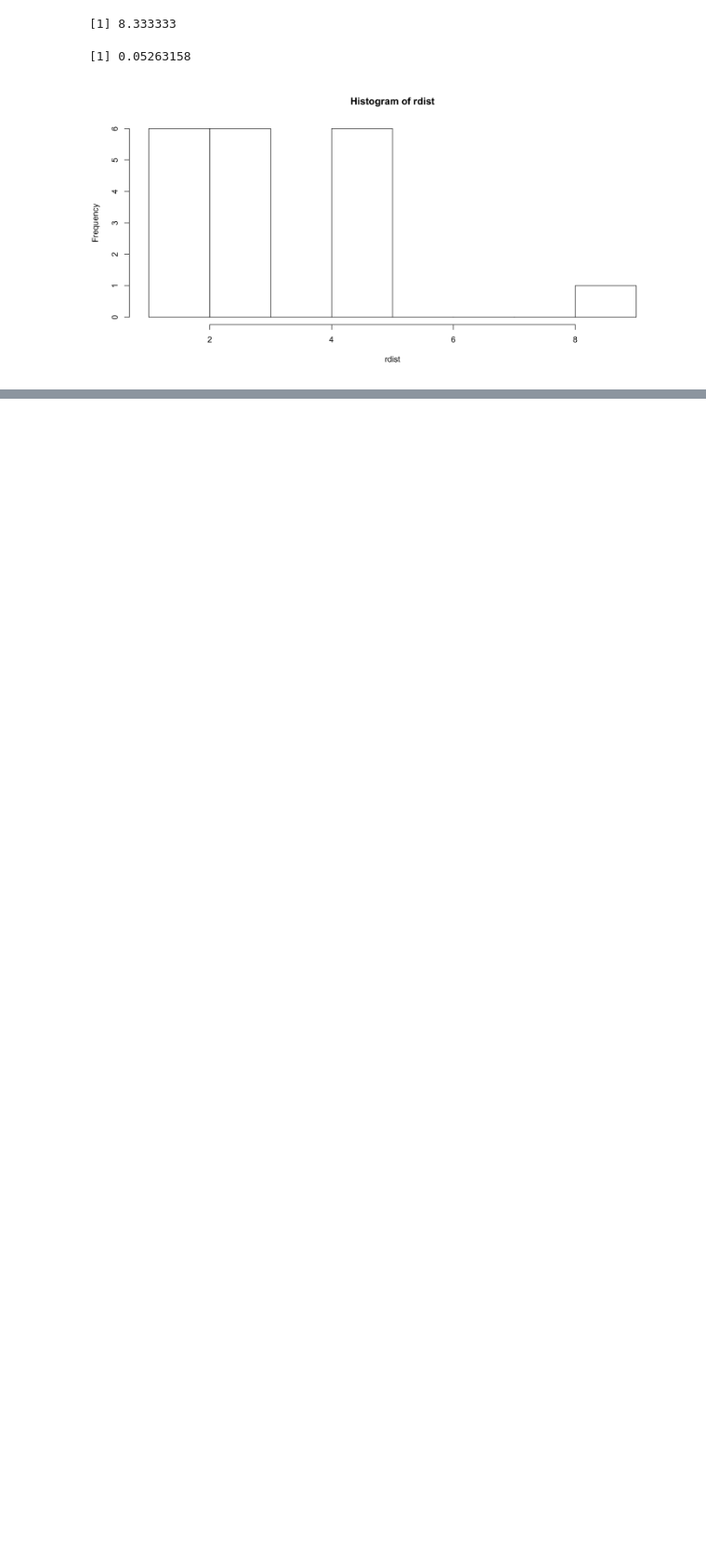
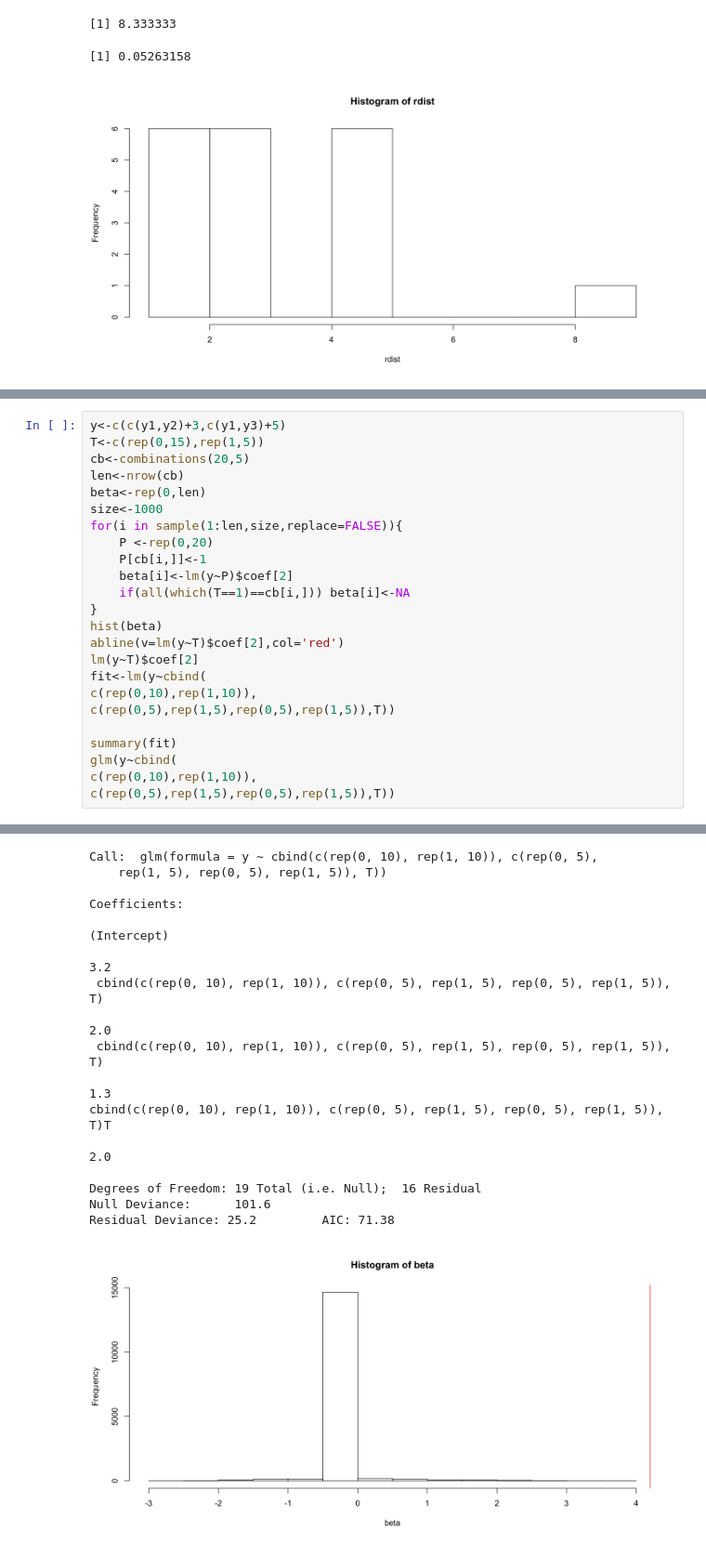
Before and after one commit to Yimdh/progress, a Jupyter notebook: stat/causalInference/[paper]usingCausalInference_Uber/02_Difference-in-difference.ipynb, the cells around one changed output, grey strips where cells are left out. Shown at 93% size. Drawn from its saved outputs; the diff is of its cells as text; blank space fills up the shorter version.

```diff
--- a/stat/causalInference/[paper]usingCausalInference_Uber/02_Difference-in-difference.ipynb
+++ b/stat/causalInference/[paper]usingCausalInference_Uber/02_Difference-in-difference.ipynb
@@ -73,0 +168,25 @@ mean(rdist>=T_stat,na.rm=TRUE)
+# %%
+y<-c(c(y1,y2)+3,c(y1,y3)+5)
+T<-c(rep(0,15),rep(1,5))
+cb<-combinations(20,5)
+len<-nrow(cb)
+beta<-rep(0,len)
+size<-1000
+for(i in sample(1:len,size,replace=FALSE)){
+    P <-rep(0,20)
+    P[cb[i,]]<-1
+    beta[i]<-lm(y~P)$coef[2]
+    if(all(which(T==1)==cb[i,])) beta[i]<-NA
+}
+hist(beta)
+abline(v=lm(y~T)$coef[2],col='red')
+lm(y~T)$coef[2]
+fit<-lm(y~cbind(
+c(rep(0,10),rep(1,10)),
+c(rep(0,5),rep(1,5),rep(0,5),rep(1,5)),T))
+
+summary(fit)
+glm(y~cbind(
+c(rep(0,10),rep(1,10)),
+c(rep(0,5),rep(1,5),rep(0,5),rep(1,5)),T))
+# %% [output]
@@ -73,0 +212,17 @@ mean(rdist>=T_stat,na.rm=TRUE)
+Call:  glm(formula = y ~ cbind(c(rep(0, 10), rep(1, 10)), c(rep(0, 5),
+    rep(1, 5), rep(0, 5), rep(1, 5)), T))
+
+Coefficients:
+                                                                        (Intercept)
+                                                                                3.2
+ cbind(c(rep(0, 10), rep(1, 10)), c(rep(0, 5), rep(1, 5), rep(0, 5), rep(1, 5)), T)
+                                                                                2.0
+ cbind(c(rep(0, 10), rep(1, 10)), c(rep(0, 5), rep(1, 5), rep(0, 5), rep(1, 5)), T)
+                                                                                1.3
+cbind(c(rep(0, 10), rep(1, 10)), c(rep(0, 5), rep(1, 5), rep(0, 5), rep(1, 5)), T)T
+                                                                                2.0
+
+Degrees of Freedom: 19 Total (i.e. Null);  16 Residual
+Null Deviance:      101.6
+Residual Deviance: 25.2         AIC: 71.38
+[figure, added]
```
Also changed, not shown: parts of 6 cells of this notebook.
